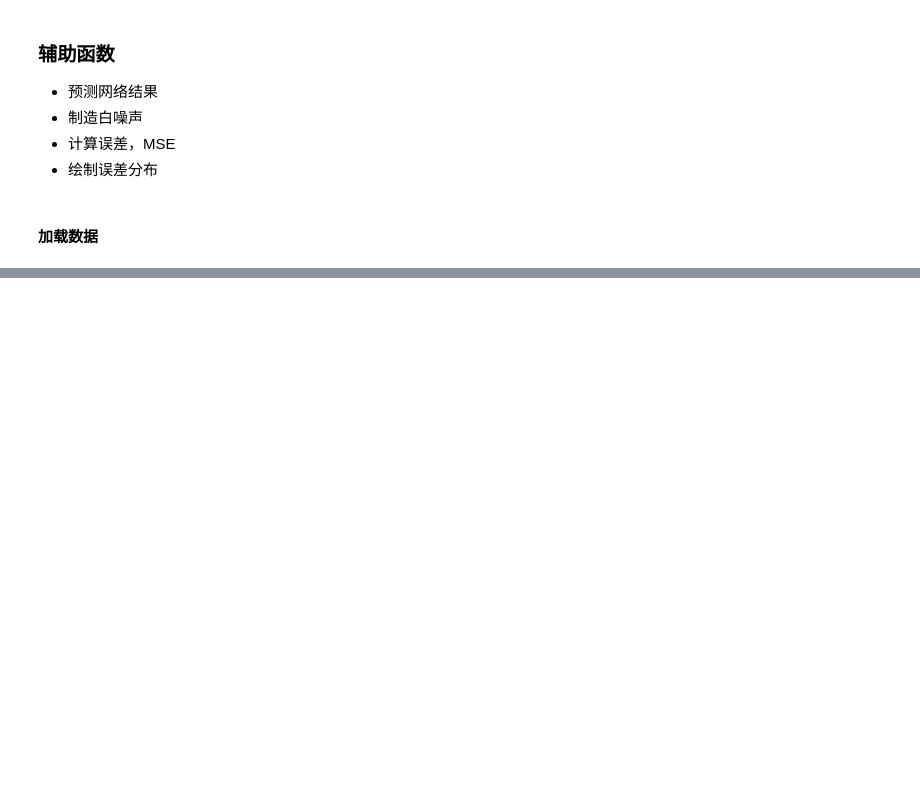
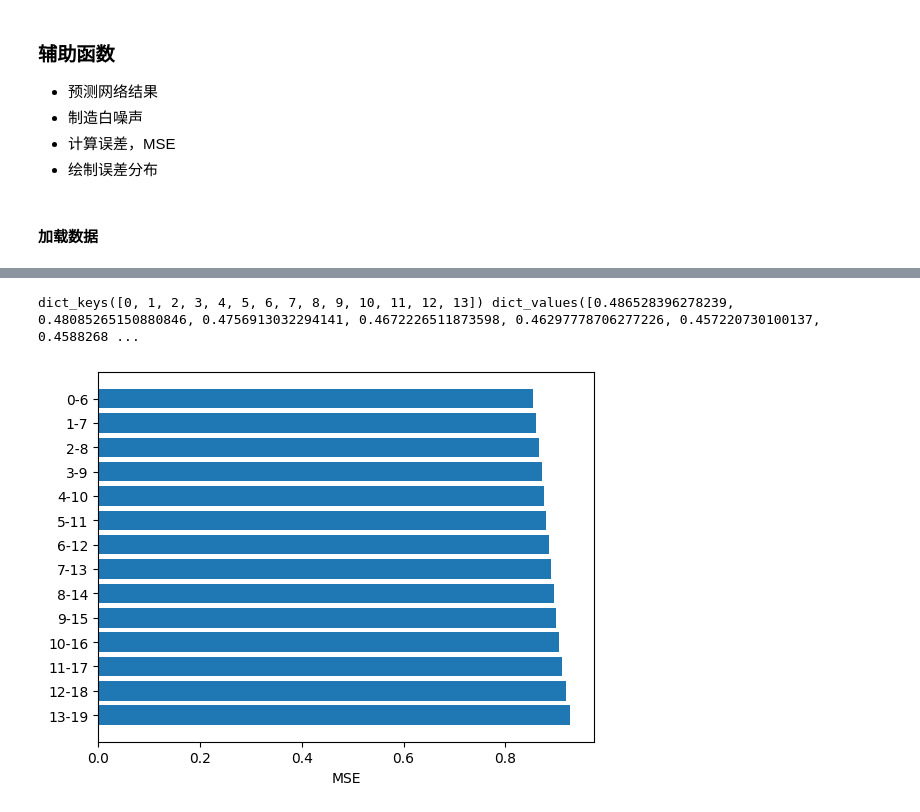
Before and after one commit to weightwater/drift, a Jupyter notebook: analysis_data.ipynb, the cells around one changed output, grey strips where cells are left out. Saved outputs shown, nothing was run; the diff lists cells and outputs as text; code cells hidden in the pictures; blank space fills up the shorter version.

```diff
--- a/analysis_data.ipynb
+++ b/analysis_data.ipynb
@@ -101,0 +133,8 @@ plt.show()
+# %%
+for i, MSE in enumerate(PDG_MSE):
+    for j, mse in enumerate(MSE):
+        if j % 20 < 14:
+            timeMSETable[i][j%20] += mse
+            timeNUMTable[i][j%20] += 1
+    for j in range(14):
+        timeMSETable[i][j] /= timeNUMTable[i][j]
@@ -101,0 +150,18 @@ plt.show()
+# %%
+print(timeMSETable[0].keys(), timeMSETable[0].values())
+# %% [output]
+dict_keys([0, 1, 2, 3, 4, 5, 6, 7, 8, 9, 10, 11, 12, 13]) dict_values([0.486528396278239, 0.48085265150880846, 0.4756913032294141, 0.4672226511873598, 0.46297778706277226, 0.457220730100137, 0.4588268 ...
+# %%
+gap = [f'{i}-{i+6}' for i in range(14)]
+
+np.random.seed(19680801)
+plt.rcdefaults()
+fig, ax = plt.subplots()
+ax.barh(list(timeMSETable[1].keys()), list(timeMSETable[1].values()))
+ax.set_yticks(list(timeMSETable[1].keys()), gap)
+ax.invert_yaxis()
+ax.set_xlabel('MSE')
+
+plt.show()
+# %% [output]
+[figure, added]
```
Also changed, not shown: parts of 6 cells of this notebook.
